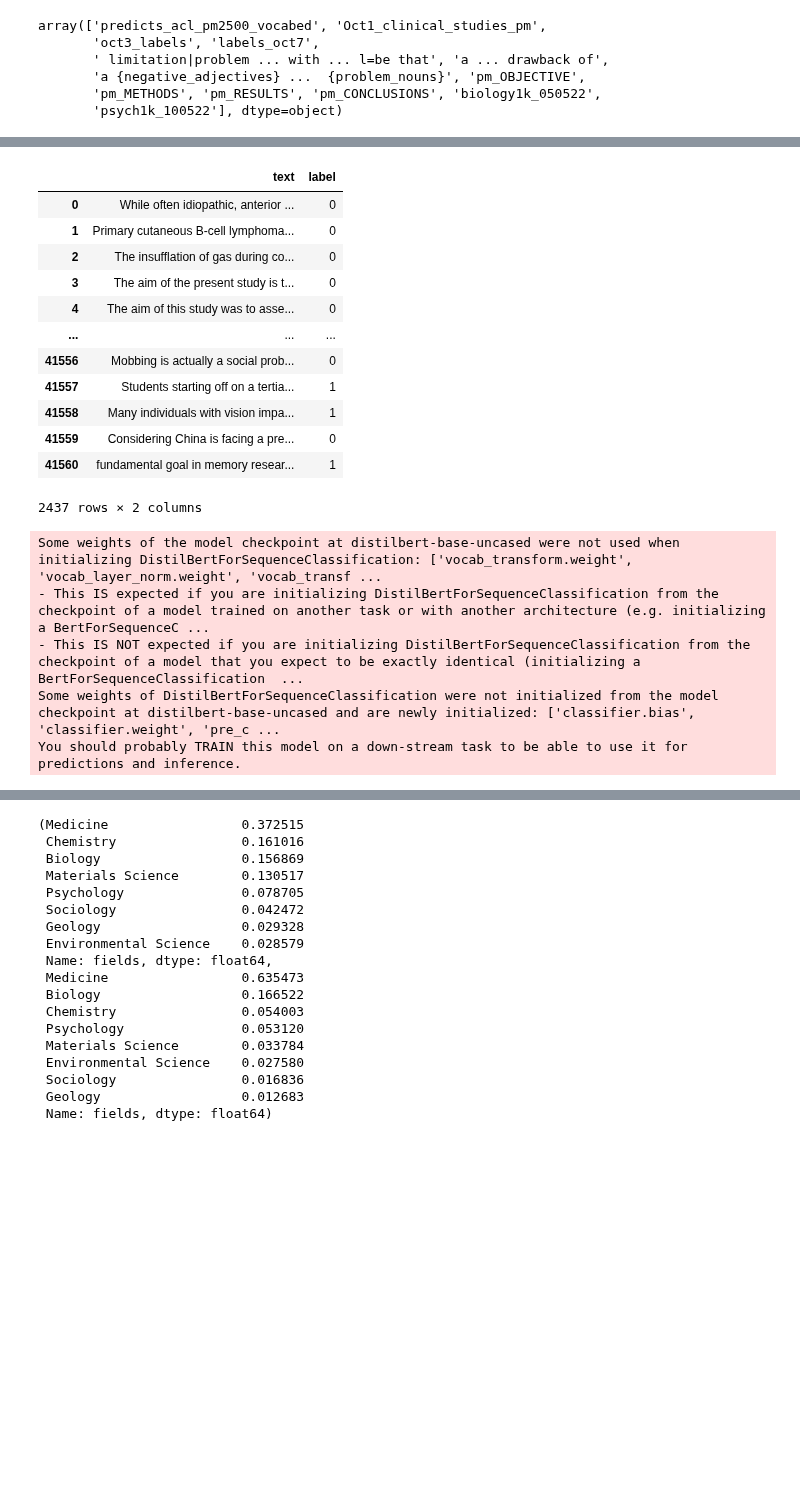
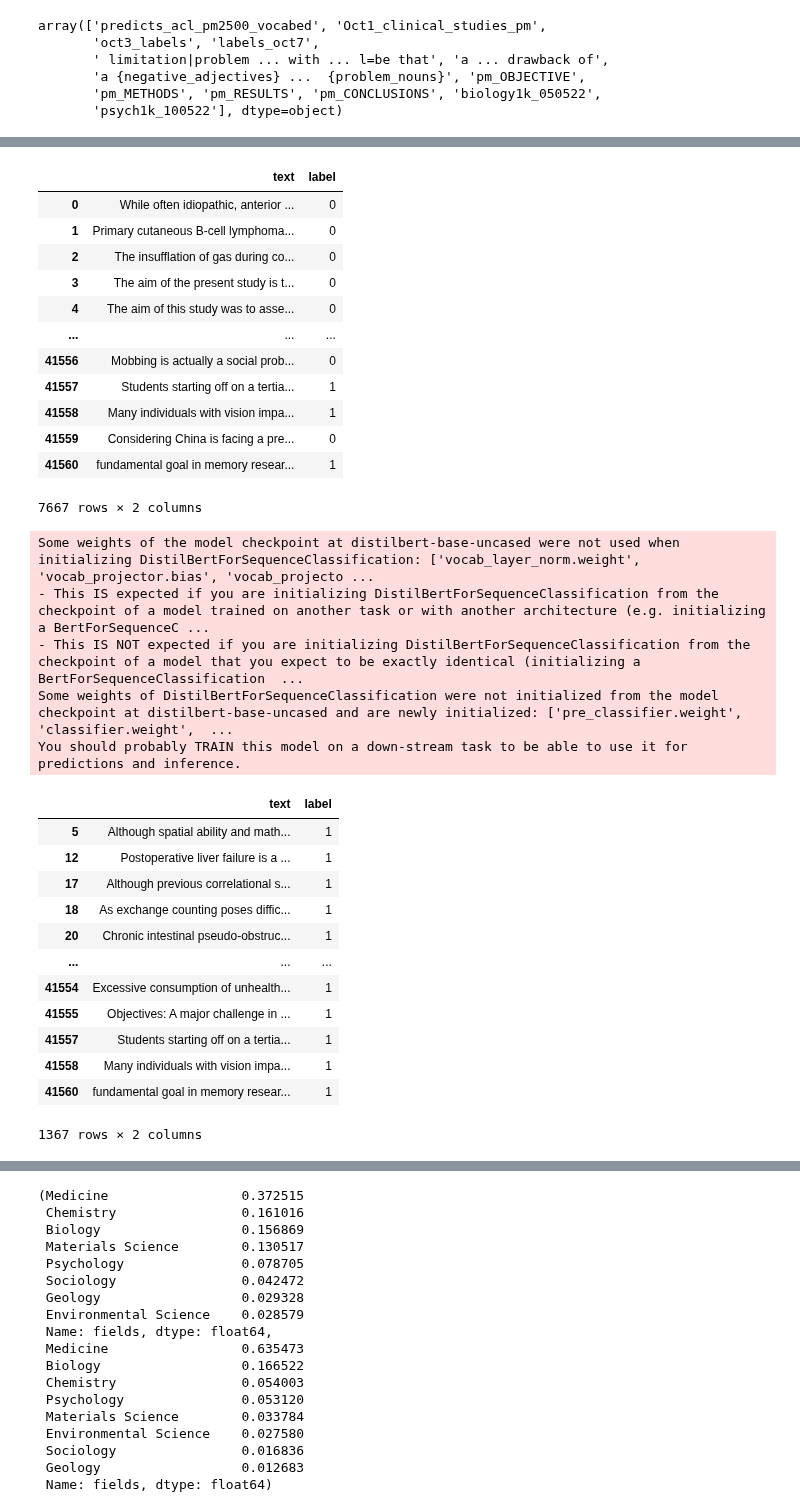
Before and after one commit to ScienceOctopus/octoflow, a Jupyter notebook: 04_sentence_transformers.ipynb, the cells around one changed output, grey strips where cells are left out. Drawn from its saved outputs; the diff is of its cells as text; code cells hidden in the pictures; blank space fills up the shorter version.

```diff
--- a/04_sentence_transformers.ipynb
+++ b/04_sentence_transformers.ipynb
@@ -72,6 +71,6 @@ Name: text, Length: 222, dtype: object
 # %%
 #downsample medical data in training set
-df = df[df["source"].isin(["oct3_labels", "labels_oct7", "psych1k_100522", "biology1k_050522", "predicts_acl_pm2500_vocabed"])]
+df = df[df["source"].isin(["oct3_labels", "labels_oct7", "psych1k_100522", "biology1k_050522", "predicts_acl_pm2500_vocabed", 'pm_CONCLUSIONS', 'biology1k_050522'])]
 # %%
 df= df[["text", "labels"]]
 # %%
@@ -95,7 +94,7 @@ df
 | 41558 | Many individuals with vision impa... | 1 |
 | 41559 | Considering China is facing a pre... | 0 |
 | 41560 | fundamental goal in memory resear... | 1 |
-2437 rows × 2 columns
+7667 rows × 2 columns
 # %%
 logging.basicConfig(level=logging.INFO)
 transformers_logger = logging.getLogger("transformers")
@@ -113,11 +112,27 @@ model_args = ClassificationArgs(save_steps=-1, save_model_every_epoch=False, sli
 
 model = ClassificationModel('distilbert', 'distilbert-base-uncased',args=model_args, use_cuda=True) # You can set class weights by using the optional weight argument
 # %% [output]
-Some weights of the model checkpoint at distilbert-base-uncased were not used when initializing DistilBertForSequenceClassification: ['vocab_transform.weight', 'vocab_layer_norm.weight', 'vocab_transf ...
+Some weights of the model checkpoint at distilbert-base-uncased were not used when initializing DistilBertForSequenceClassification: ['vocab_layer_norm.weight', 'vocab_projector.bias', 'vocab_projecto ...
 - This IS expected if you are initializing DistilBertForSequenceClassification from the checkpoint of a model trained on another task or with another architecture (e.g. initializing a BertForSequenceC ...
 - This IS NOT expected if you are initializing DistilBertForSequenceClassification from the checkpoint of a model that you expect to be exactly identical (initializing a BertForSequenceClassification  ...
-Some weights of DistilBertForSequenceClassification were not initialized from the model checkpoint at distilbert-base-uncased and are newly initialized: ['classifier.bias', 'classifier.weight', 'pre_c ...
+Some weights of DistilBertForSequenceClassification were not initialized from the model checkpoint at distilbert-base-uncased and are newly initialized: ['pre_classifier.weight', 'classifier.weight',  ...
 You should probably TRAIN this model on a down-stream task to be able to use it for predictions and inference.
+# %%
+df[df.label == 1]
+# %% [output]
+|  | text | label |
+| 5 | Although spatial ability and math... | 1 |
+| 12 | Postoperative liver failure is a ... | 1 |
+| 17 | Although previous correlational s... | 1 |
+| 18 | As exchange counting poses diffic... | 1 |
+| 20 | Chronic intestinal pseudo-obstruc... | 1 |
+| ... | ... | ... |
+| 41554 | Excessive consumption of unhealth... | 1 |
+| 41555 | Objectives: A major challenge in ... | 1 |
+| 41557 | Students starting off on a tertia... | 1 |
+| 41558 | Many individuals with vision impa... | 1 |
+| 41560 | fundamental goal in memory resear... | 1 |
+1367 rows × 2 columns
 # %%
 # Train the model
 model.train_model(train_df, overwrite_output_dir=True)
```
Also changed, not shown: parts of 25 cells of this notebook, 1 other file.
